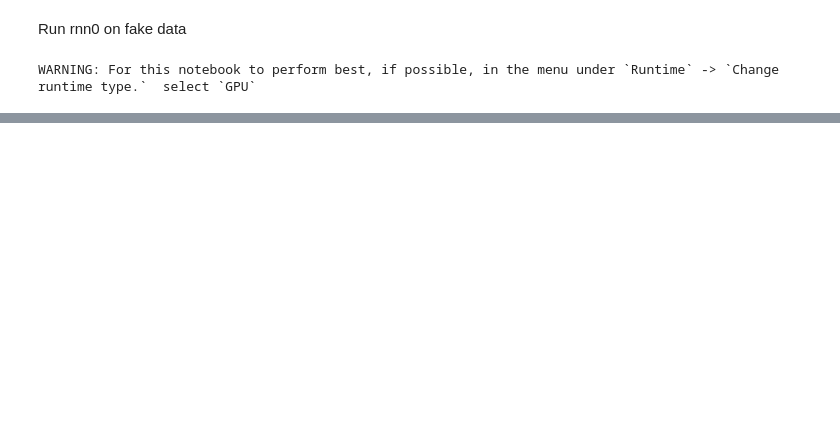
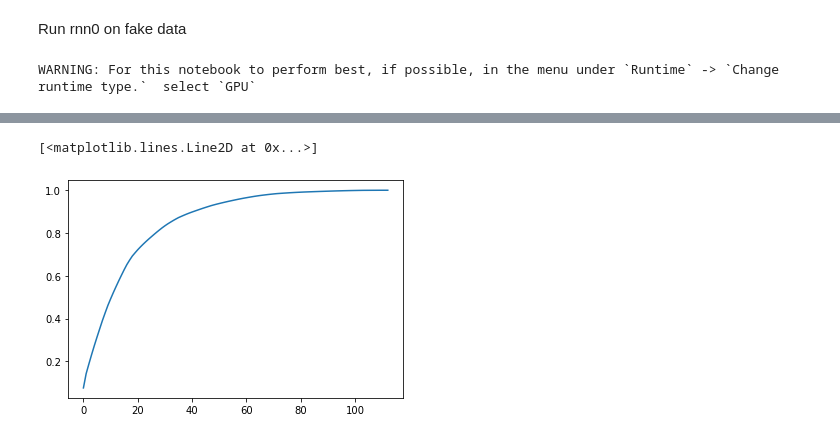
Before and after one commit to wanyuL/ReinforcementRats2021, a Jupyter notebook: RNN_Notebook_Custom.ipynb, the cells around one changed output, grey strips where cells are left out. Drawn from its saved outputs; the diff is of its cells as text; code cells hidden in the pictures; blank space fills up the shorter version.

```diff
--- a/RNN_Notebook_Custom.ipynb
+++ b/RNN_Notebook_Custom.ipynb
@@ -104,2 +145,9 @@ plt.show()
 # %%
 ## next: try the model with the real data
+# %%
+from sklearn.decomposition import PCA
+pca = PCA().fit(trainingData.reshape(-1, trainingData.shape[-1]))
+plt.plot(np.cumsum(pca.explained_variance_ratio_))
+# %% [output]
+[<matplotlib.lines.Line2D at 0x...>]
+[figure, added]
```
Also changed, not shown: parts of 8 cells of this notebook, 1 other file.
